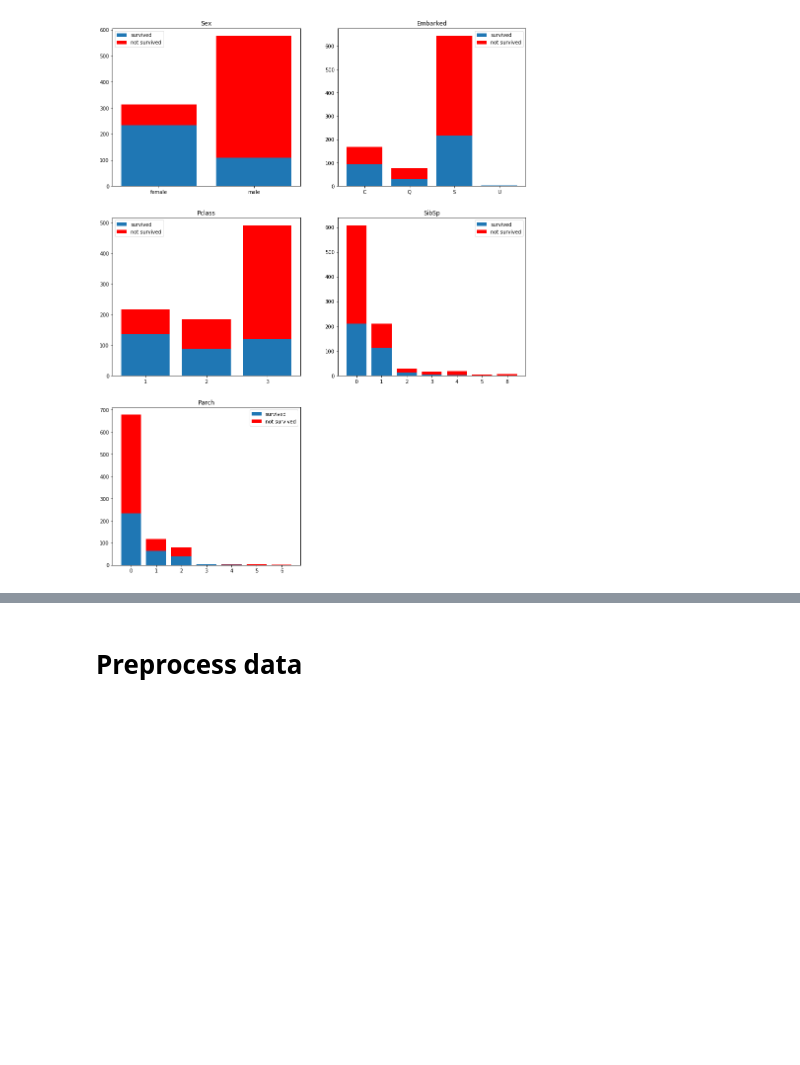
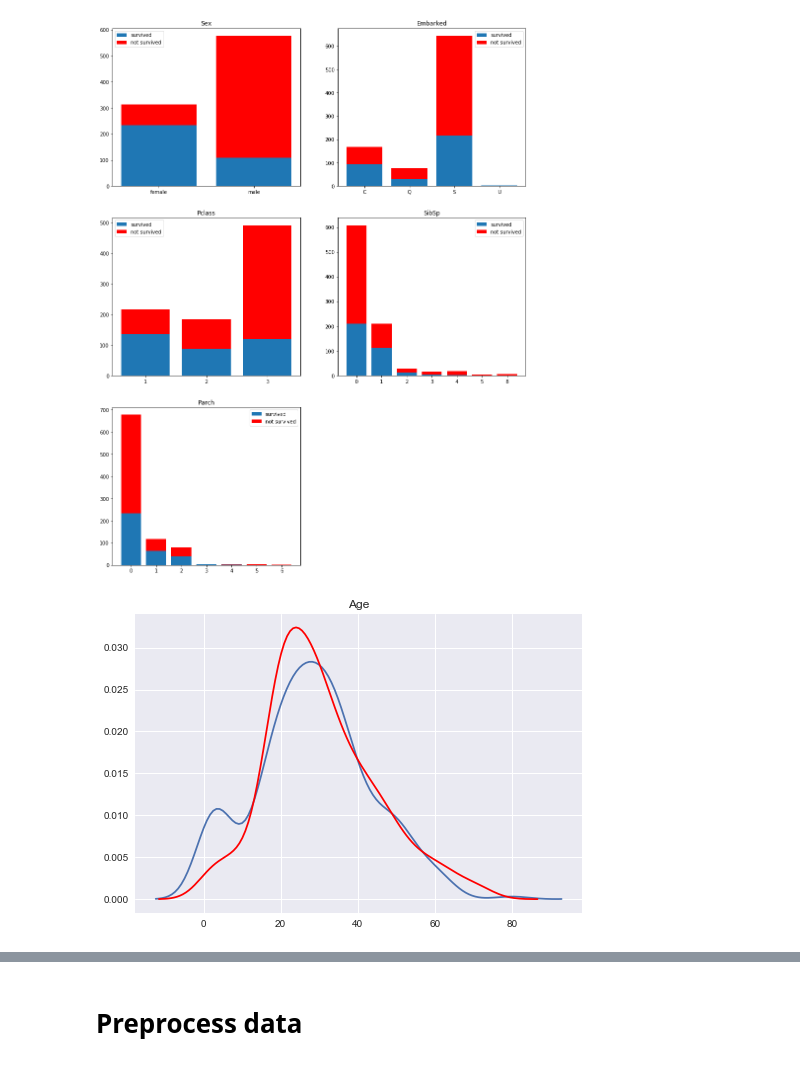
Before and after one commit to thomasbriner/kaggle_titanic, a Jupyter notebook: notebooks/Titanic-02.ipynb, the cells around one changed output, grey strips where cells are left out. Saved outputs shown, nothing was run; the diff lists cells and outputs as text; code cells hidden in the pictures; blank space fills up the shorter version.

Commit message:
added further visualizations

```diff
--- a/notebooks/Titanic-02.ipynb
+++ b/notebooks/Titanic-02.ipynb
@@ -95,3 +95,17 @@ for idx, column in enumerate(columns):
 plt.show()
 # %% [output]
 [figure]
+# %%
+import seaborn as sns
+sns.set(color_codes=True)
+
+
+survived = train.loc[train['Survived'] == 1, 'Age'].dropna().sort_values().values
+not_survived = train.loc[train['Survived'] == 0, 'Age'].dropna().sort_values().values
+
+sns.distplot(survived, hist = False)
+sns.distplot(not_survived, color='red', hist= False)
+sns.plt.title('Age')
+plt.show()
+# %% [output]
+[figure, added]
```
Also changed, not shown: parts of 2 cells of this notebook.
